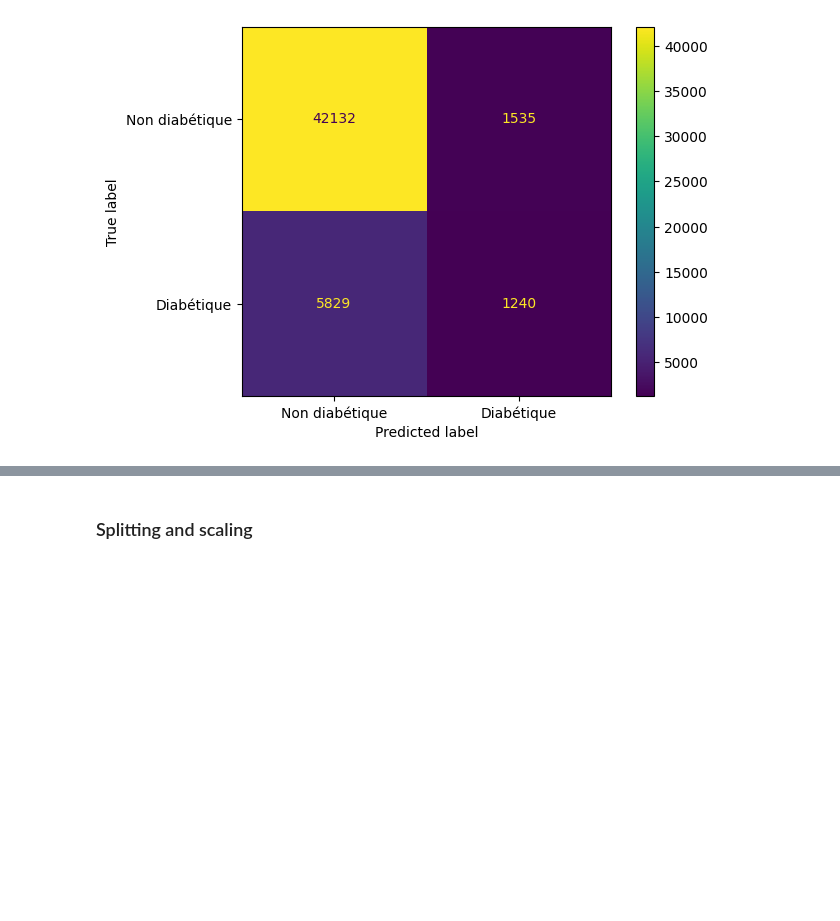
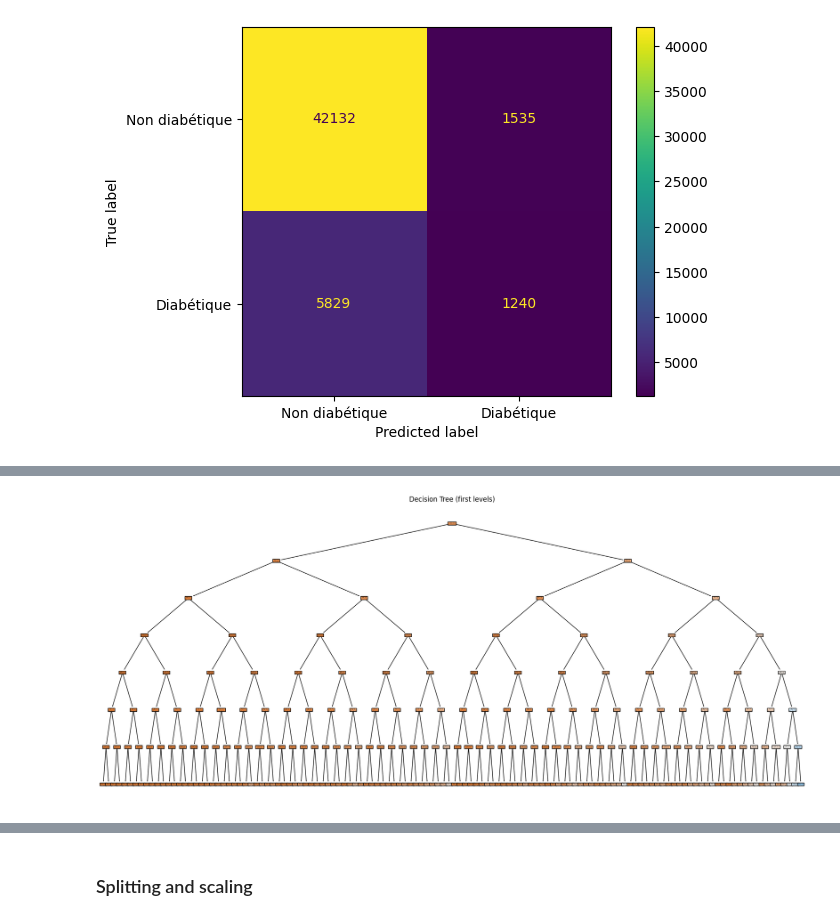
Before and after one commit to DomNoutsGit/Applied-Statistical-Learning-Projet-, a Jupyter notebook: ASL.ipynb, the cells around one changed output, grey strips where cells are left out. Cells and saved outputs as stored; diff of their text form; code cells hidden in the pictures; blank space fills up the shorter version.

```diff
--- a/ASL.ipynb
+++ b/ASL.ipynb
@@ -733,0 +809,34 @@ weighted avg       0.82      0.85      0.83     50736
+# %%
+# -------------------------
+# 2) Evaluation on test
+# -------------------------
+best_dt = grid_dt.best_estimator_
+y_pred = best_dt.predict(X_test)
+
+print("\nTest accuracy:", round(accuracy_score(y_test, y_pred), 4))
+print("\nClassification report:\n", classification_report(y_test, y_pred))
+
+cm = confusion_matrix(y_test, y_pred)
+disp = ConfusionMatrixDisplay(confusion_matrix=cm, display_labels=["Non diabétique", "Diabétique"])
+disp.plot()
+plt.tight_layout()
+plt.show()
+# %%
+
+# -------------------------
+# 3) Visualisation de l'arbre
+# -------------------------
+plt.figure(figsize=(18, 8))
+plot_tree(
+    best_dt,
+    feature_names=X.columns,
+    class_names=["Non diabétique", "Diabétique"],
+    filled=True,
+    rounded=True,
+    max_depth=3  # Affiche seulement les premiers niveaux pour la lisibilité
+)
+plt.title("Decision Tree (first levels)")
+plt.tight_layout()
+plt.show()
+# %% [output]
+[figure, added]
```
Also changed, not shown: parts of 19 cells of this notebook.
